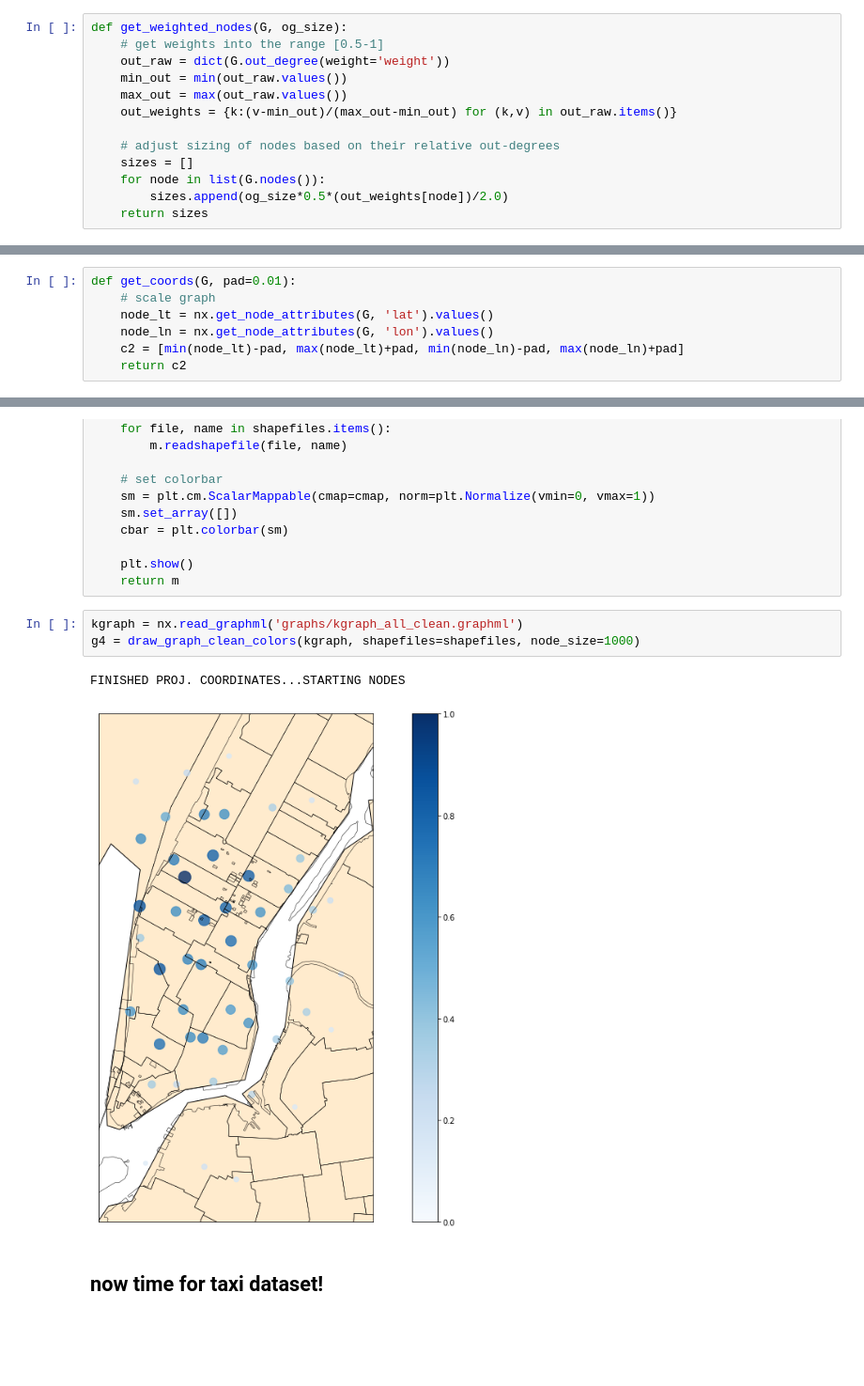
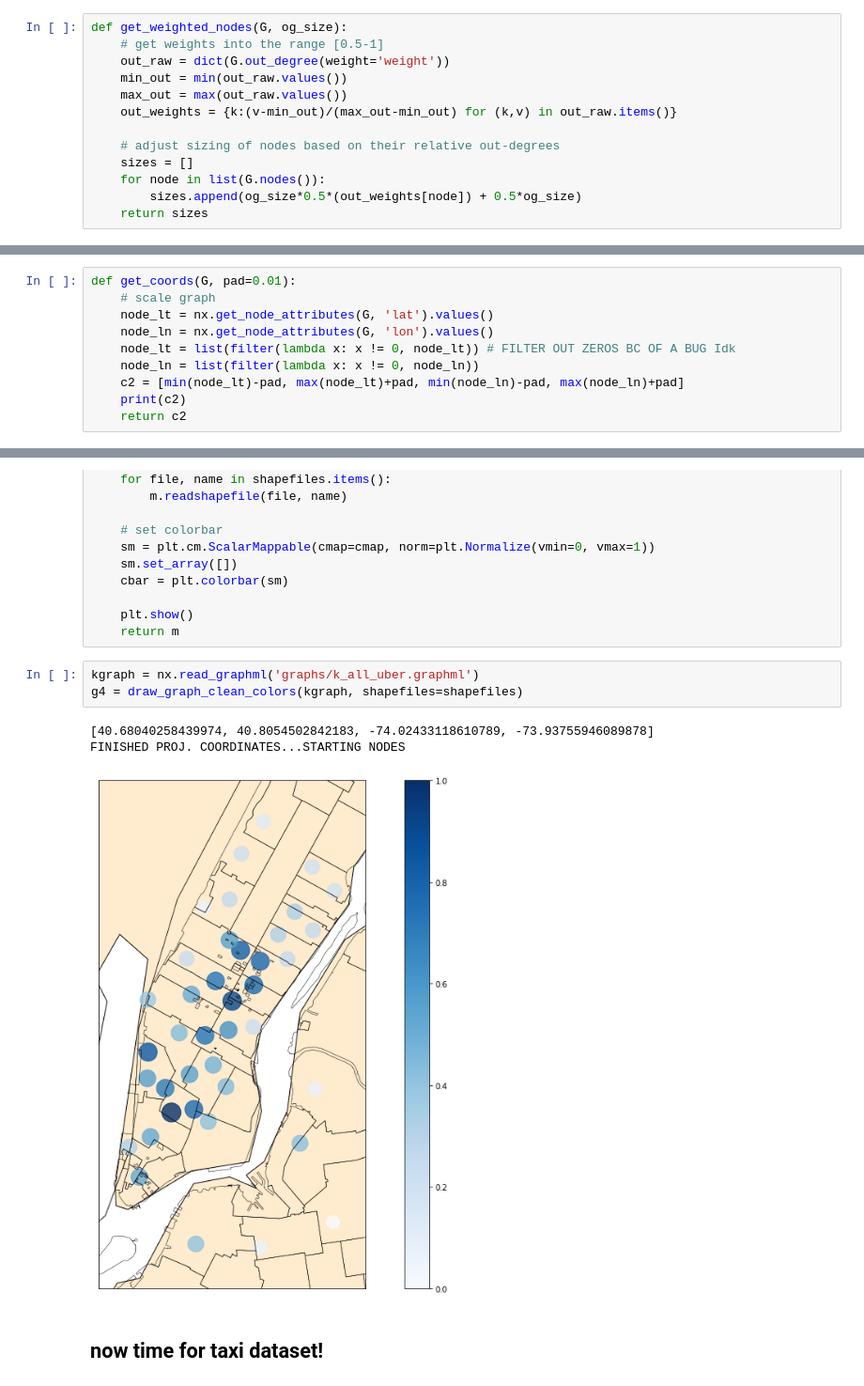
Before and after one commit to BisratM/NYC-Traffic-Analysis, a Jupyter notebook: kmeans.ipynb, the cells around one changed output, grey strips where cells are left out. Shown at 94% size. Cells and saved outputs as stored; diff of their text form; blank space fills up the shorter version.

```diff
--- a/kmeans.ipynb
+++ b/kmeans.ipynb
@@ -229,7 +229,7 @@ def get_weighted_nodes(G, og_size):
     # adjust sizing of nodes based on their relative out-degrees
     sizes = []
     for node in list(G.nodes()):
-        sizes.append(og_size*0.5*(out_weights[node])/2.0)
+        sizes.append(og_size*0.5*(out_weights[node]) + 0.5*og_size)
     return sizes
 # %% [markdown]
 Hmmm so there's BARELY any usage of the outer nodes. let's try to remove some outliers...and add a function to scale the map if necessary
@@ -306,7 +307,10 @@ def get_coords(G, pad=0.01):
     # scale graph
     node_lt = nx.get_node_attributes(G, 'lat').values()
     node_ln = nx.get_node_attributes(G, 'lon').values()
+    node_lt = list(filter(lambda x: x != 0, node_lt)) # FILTER OUT ZEROS BC OF A BUG Idk
+    node_ln = list(filter(lambda x: x != 0, node_ln))
     c2 = [min(node_lt)-pad, max(node_lt)+pad, min(node_ln)-pad, max(node_ln)+pad]
+    print(c2)
     return c2
 # %%
 def draw_graph_clean(G, coords=None, shapefiles={}, node_size=600):
@@ -394,10 +406,11 @@ def draw_graph_clean_colors(G, coords=None, shapefiles={}, node_size=600):
     plt.show()
     return m
 # %%
-kgraph = nx.read_graphml('graphs/kgraph_all_clean.graphml')
-g4 = draw_graph_clean_colors(kgraph, shapefiles=shapefiles, node_size=1000)
+kgraph = nx.read_graphml('graphs/k_all_uber.graphml')
+g4 = draw_graph_clean_colors(kgraph, shapefiles=shapefiles)
 # %% [output]
+[40.68040258439974, 40.8054502842183, -74.02433118610789, -73.93755946089878]
 FINISHED PROJ. COORDINATES...STARTING NODES
-[figure, old version]
+[figure, new version]
 # %% [markdown]
 ## now time for taxi dataset!
```
Also changed, not shown: parts of 10 cells of this notebook, 1 other file.
